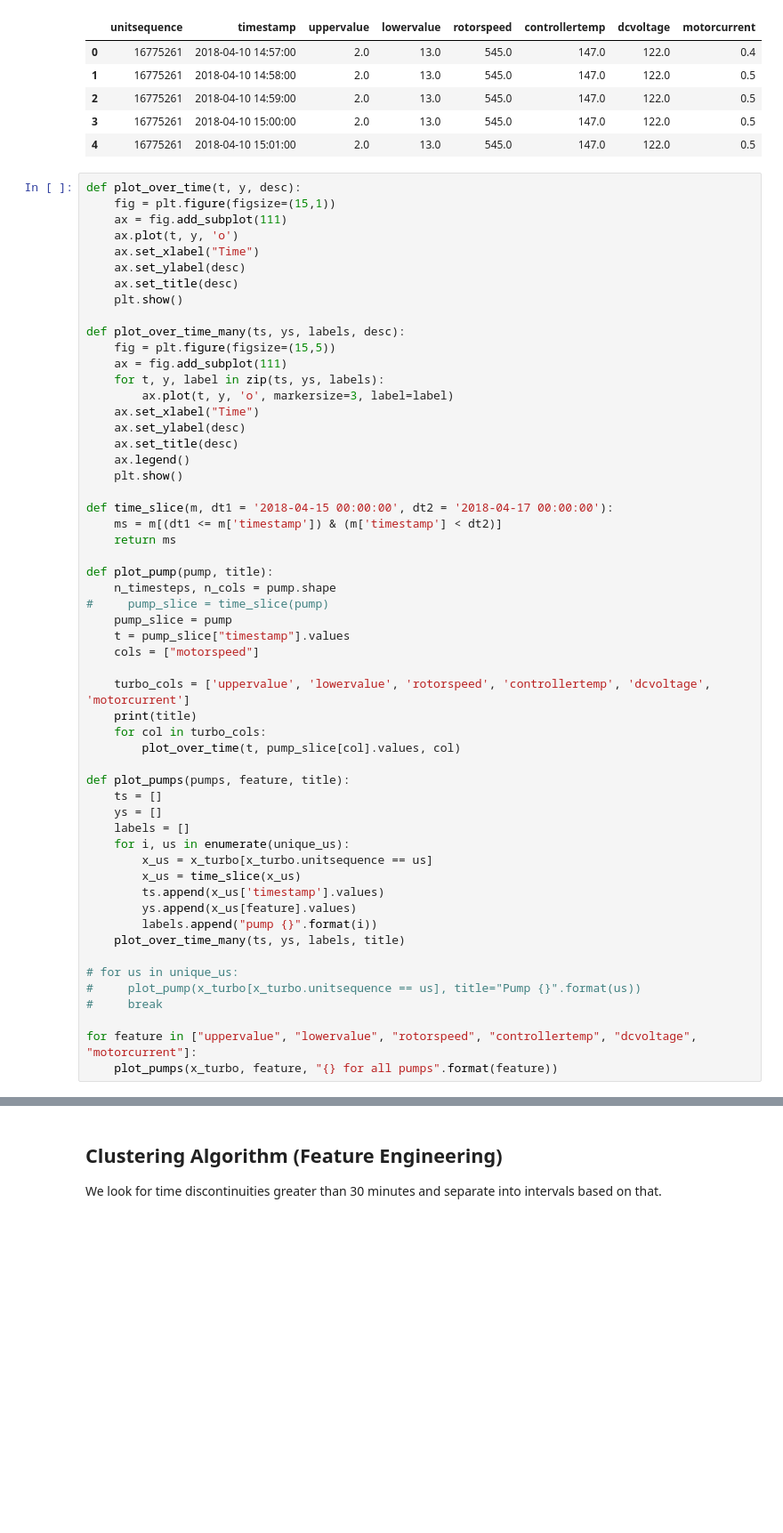
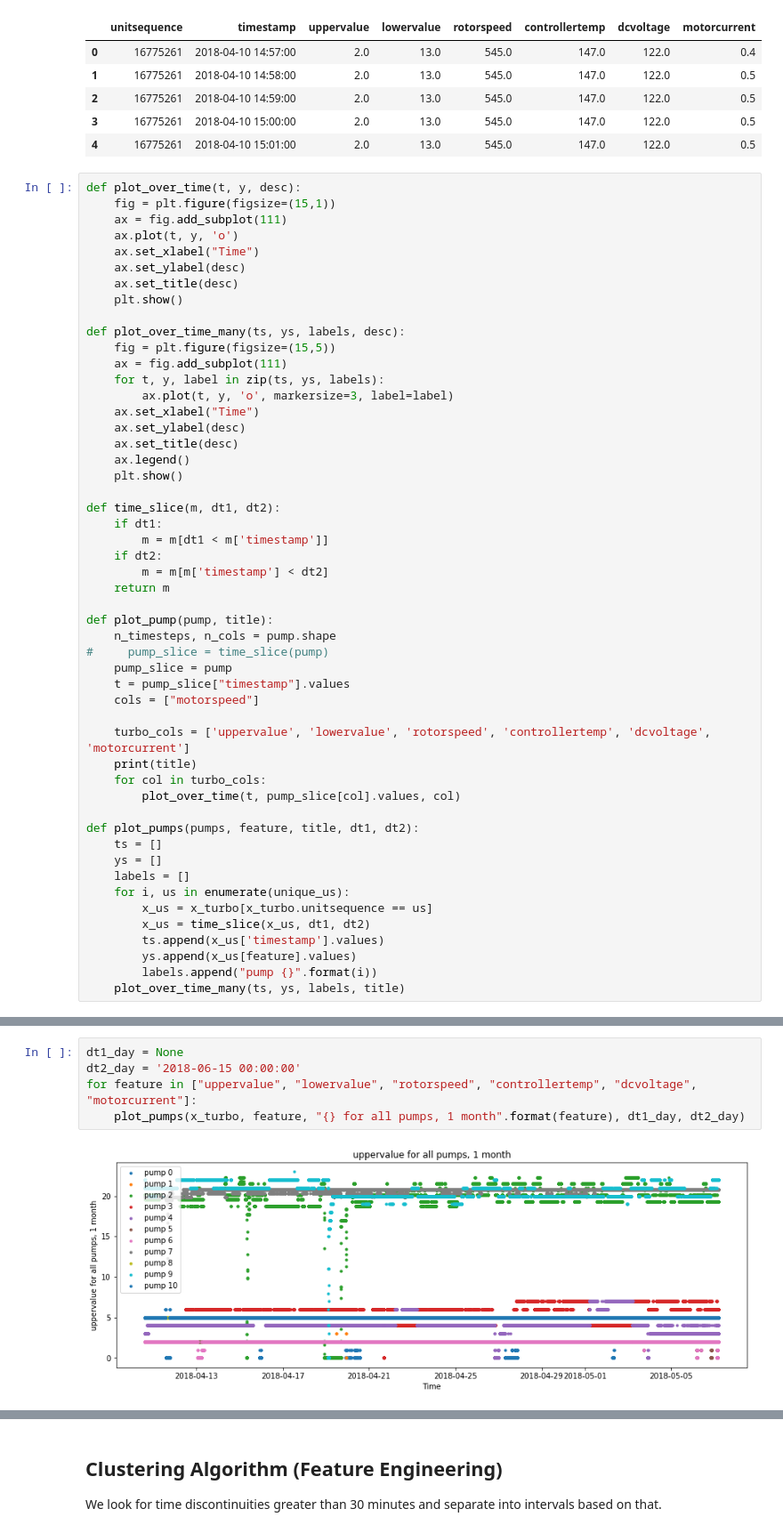
Before and after one commit to jarednielsen/cryopumps, a Jupyter notebook: feature-engineering.ipynb, the cells around one changed output, grey strips where cells are left out. Shown at 89% size. Drawn from its saved outputs; the diff is of its cells as text; blank space fills up the shorter version.

```diff
--- a/feature-engineering.ipynb
+++ b/feature-engineering.ipynb
@@ -145,9 +145,12 @@ def plot_over_time_many(ts, ys, labels, desc):
     ax.legend()
     plt.show()
 
-def time_slice(m, dt1 = '2018-04-15 00:00:00', dt2 = '2018-04-17 00:00:00'):
-    ms = m[(dt1 <= m['timestamp']) & (m['timestamp'] < dt2)]
-    return ms
+def time_slice(m, dt1, dt2):
+    if dt1:
+        m = m[dt1 < m['timestamp']]
+    if dt2:
+        m = m[m['timestamp'] < dt2]
+    return m
 
 def plot_pump(pump, title):
     n_timesteps, n_cols = pump.shape
@@ -161,21 +164,14 @@ def plot_pump(pump, title):
     for col in turbo_cols:
         plot_over_time(t, pump_slice[col].values, col)
 
-def plot_pumps(pumps, feature, title):
+def plot_pumps(pumps, feature, title, dt1, dt2):
     ts = []
     ys = []
     labels = []
     for i, us in enumerate(unique_us):
         x_us = x_turbo[x_turbo.unitsequence == us]
-        x_us = time_slice(x_us)
+        x_us = time_slice(x_us, dt1, dt2)
         ts.append(x_us['timestamp'].values)
         ys.append(x_us[feature].values)
         labels.append("pump {}".format(i))
     plot_over_time_many(ts, ys, labels, title)
-
-# for us in unique_us:
-#     plot_pump(x_turbo[x_turbo.unitsequence == us], title="Pump {}".format(us))
-#     break
-
-for feature in ["uppervalue", "lowervalue", "rotorspeed", "controllertemp", "dcvoltage", "motorcurrent"]:
-    plot_pumps(x_turbo, feature, "{} for all pumps".format(feature))
@@ -188,0 +194,7 @@ for feature in ["uppervalue", "lowervalue", "rotorspeed", "controllertemp", "dcv
+# %%
+dt1_day = None
+dt2_day = '2018-06-15 00:00:00'
+for feature in ["uppervalue", "lowervalue", "rotorspeed", "controllertemp", "dcvoltage", "motorcurrent"]:
+    plot_pumps(x_turbo, feature, "{} for all pumps, 1 month".format(feature), dt1_day, dt2_day)
+# %% [output]
+[figure, added]
```
Also changed, not shown: parts of 17 cells of this notebook, 6 other files.
